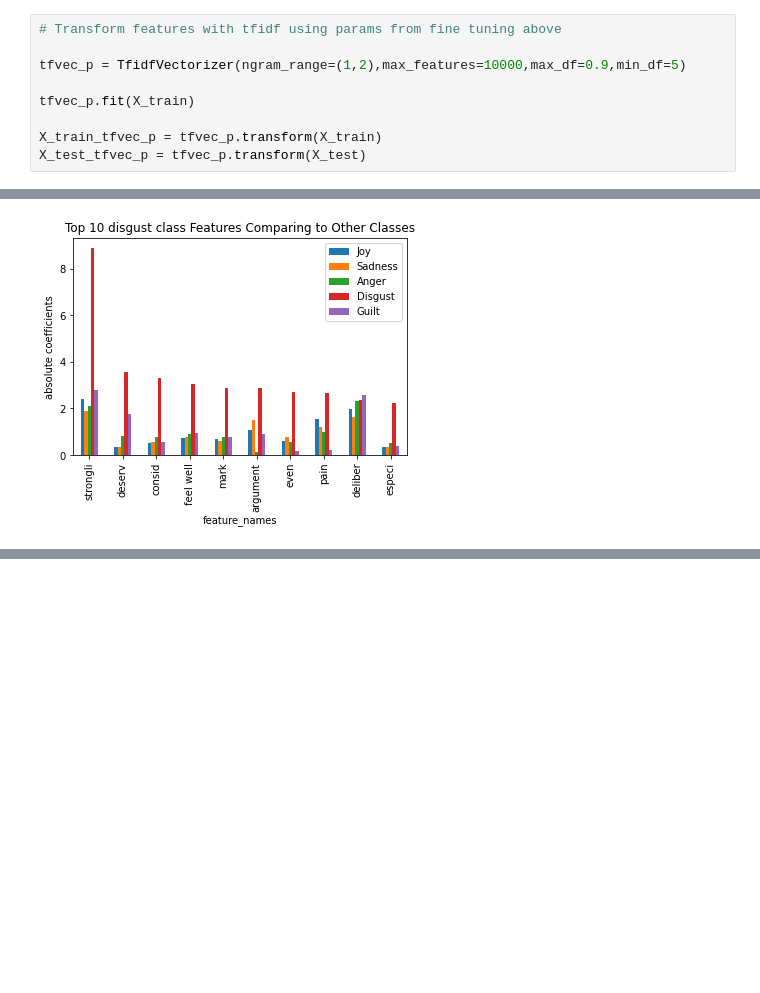
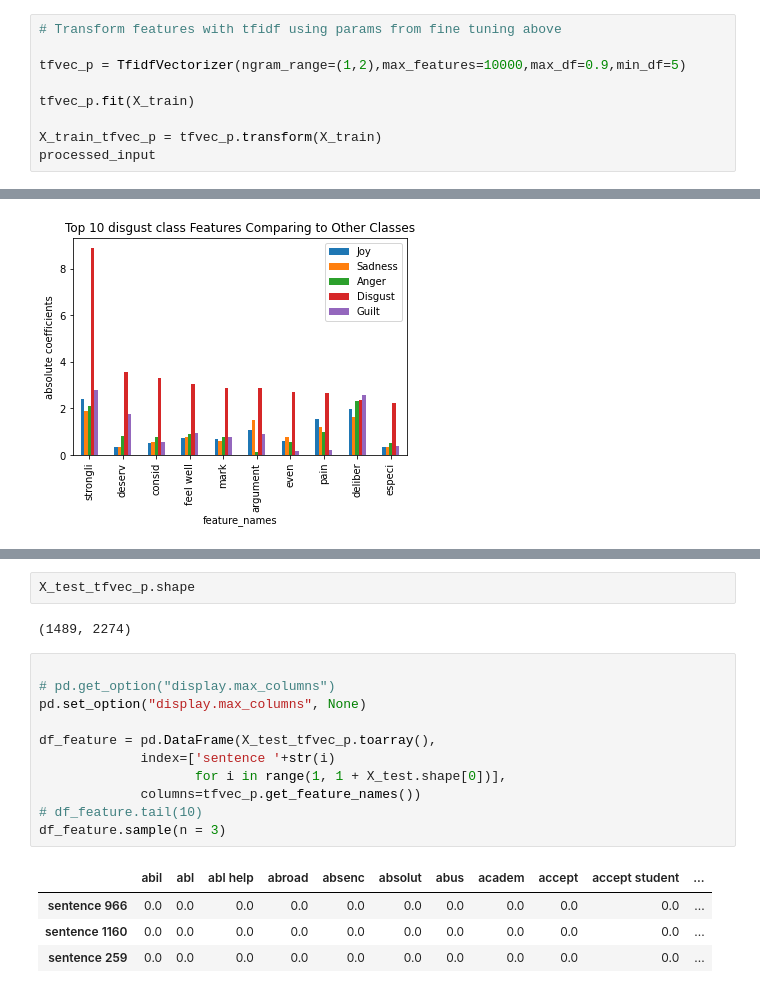
Before and after one commit to sthamamta/Emotion-Detection-and-Recognition, a Jupyter notebook: Logistic Regression For Emotion Detection.ipynb, the cells around one changed output, grey strips where cells are left out. Drawn from its saved outputs; the diff is of its cells as text; blank space fills up the shorter version.

```diff
--- a/Logistic Regression For Emotion Detection.ipynb
+++ b/Logistic Regression For Emotion Detection.ipynb
@@ -302,7 +302,7 @@ tfvec_p = TfidfVectorizer(ngram_range=(1,2),max_features=10000,max_df=0.9,min_df
 tfvec_p.fit(X_train)
 
 X_train_tfvec_p = tfvec_p.transform(X_train)
-X_test_tfvec_p = tfvec_p.transform(X_test)
+processed_input
 # %%
 #saving the idf values
 
@@ -522,0 +556,20 @@ Text(0.5, 1.0, 'Top 10 disgust class Features Comparing to Other Classes')
+# %%
+X_test_tfvec_p.shape
+# %% [output]
+(1489, 2274)
+# %%
+
+# pd.get_option("display.max_columns")
+pd.set_option("display.max_columns", None)
+
+df_feature = pd.DataFrame(X_test_tfvec_p.toarray(),
+             index=['sentence '+str(i)
+                    for i in range(1, 1 + X_test.shape[0])],
+             columns=tfvec_p.get_feature_names())
+# df_feature.tail(10)
+df_feature.sample(n = 3)
+# %% [output]
+|  | abil | abl | abl help | abroad | absenc | absolut | abus | academ | accept | accept student | ... |
+| sentence 966 | 0.0 | 0.0 | 0.0 | 0.0 | 0.0 | 0.0 | 0.0 | 0.0 | 0.0 | 0.0 | ... |
+| sentence 1160 | 0.0 | 0.0 | 0.0 | 0.0 | 0.0 | 0.0 | 0.0 | 0.0 | 0.0 | 0.0 | ... |
+| sentence 259 | 0.0 | 0.0 | 0.0 | 0.0 | 0.0 | 0.0 | 0.0 | 0.0 | 0.0 | 0.0 | ... |
```
Also changed, not shown: parts of 15 cells of this notebook, 1 other file.
